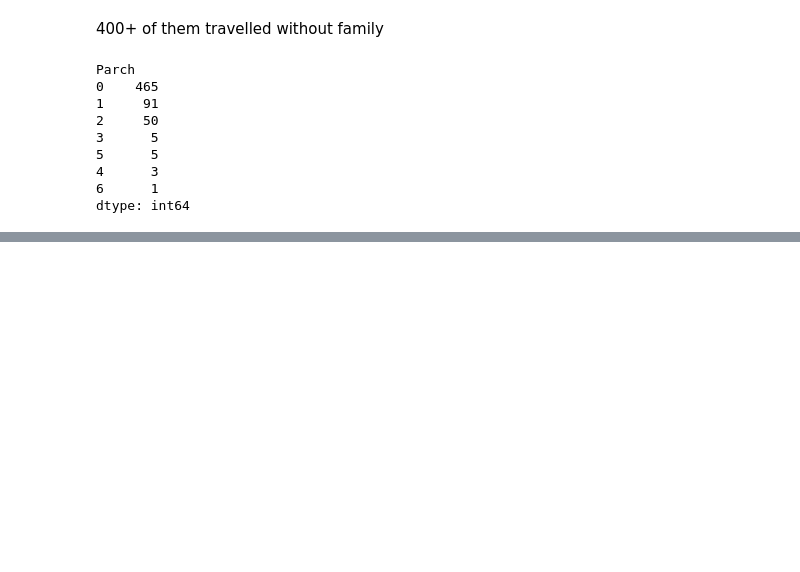
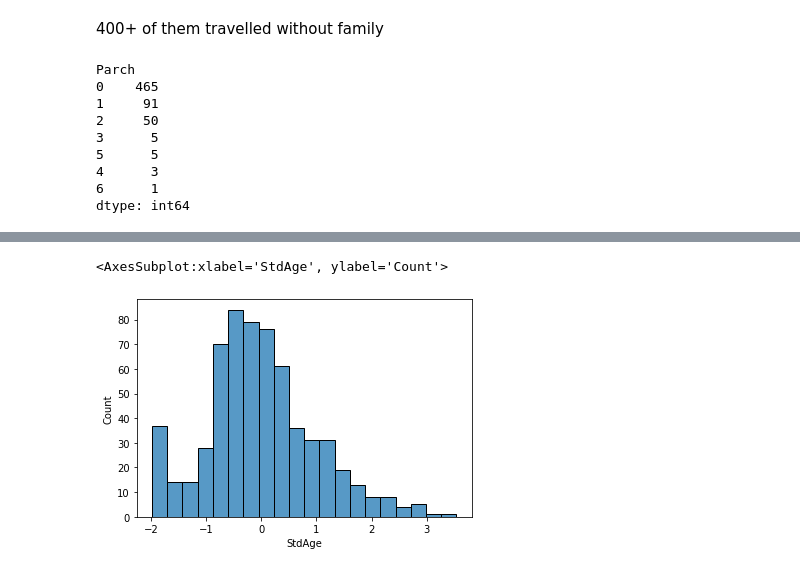
Before and after one commit to smruthi49/Kaggle-Notebooks, a Jupyter notebook: titanic-dataset-eda.ipynb, the cells around one changed output, grey strips where cells are left out. Drawn from its saved outputs; the diff is of its cells as text; code cells hidden in the pictures; blank space fills up the shorter version.

```diff
--- a/titanic-dataset-eda.ipynb
+++ b/titanic-dataset-eda.ipynb
@@ -544,0 +572,6 @@ dtype: int64
+# %%
+#standardisation plot
+sns.histplot(data=df_new3['StdAge'])
+# %% [output]
+<AxesSubplot:xlabel='StdAge', ylabel='Count'>
+[figure, added]
```
Also changed, not shown: parts of 7 cells of this notebook.
